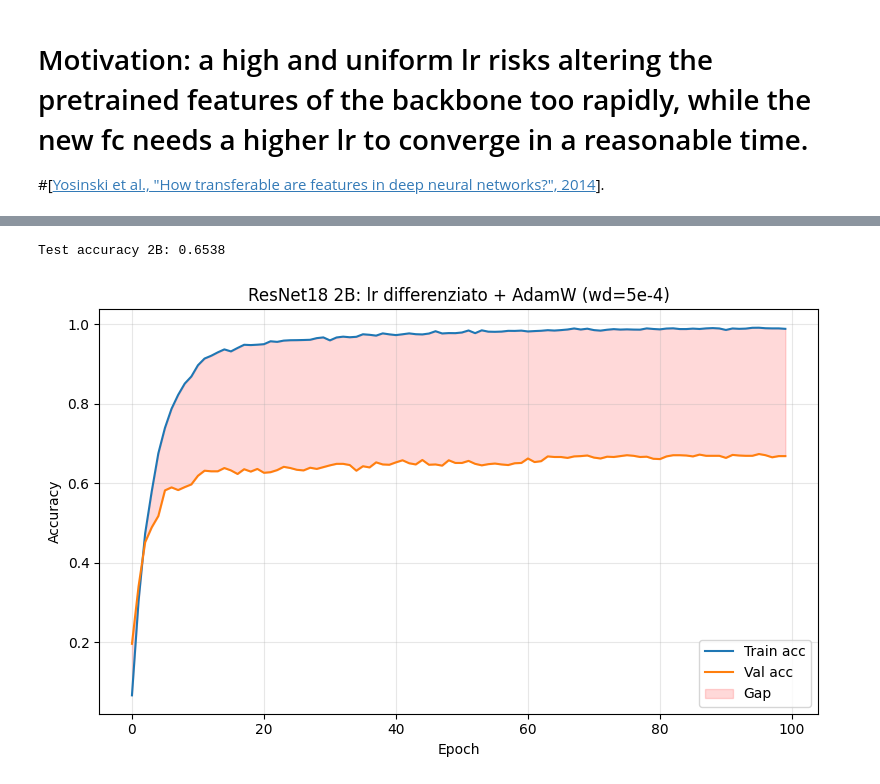
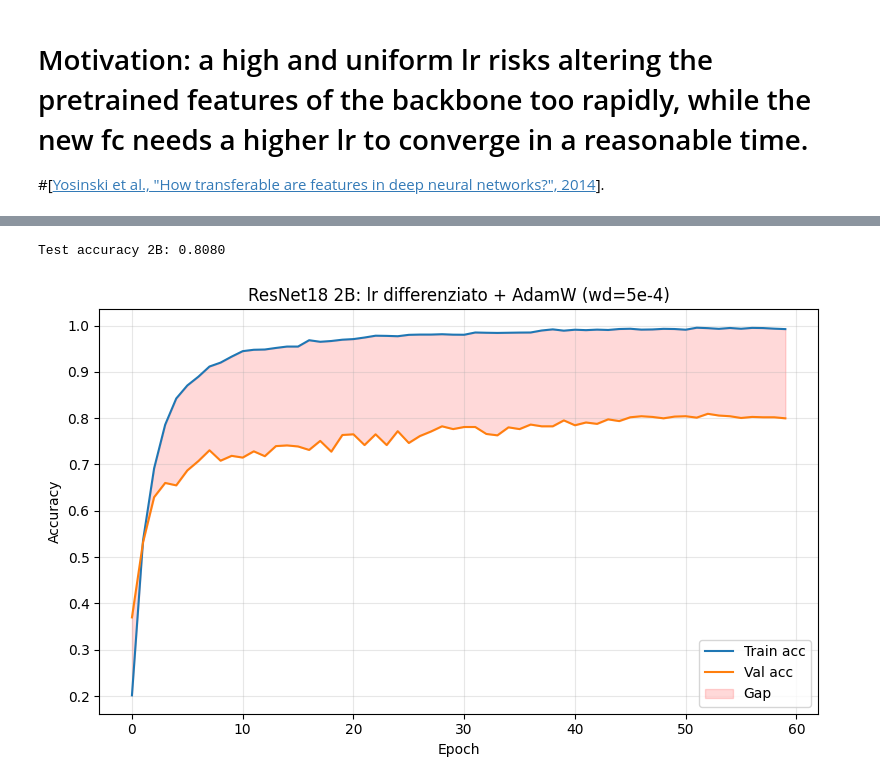
Before and after one commit to JacopoMauro21/progetto_ipcv, a Jupyter notebook: assignment_two.ipynb, the cells around one changed output, grey strips where cells are left out. Drawn from its saved outputs; the diff is of its cells as text; code cells hidden in the pictures.

Commit message:
Assignment 2 con più risoluzione

```diff
--- a/assignment_two.ipynb
+++ b/assignment_two.ipynb
@@ -620,3 +620,36 @@ plot_train_vs_val(resnet_ft_result)
 #       - fc (new classifier, initialized from scratch): lr=1e-3
 #    Motivation: a high and uniform lr risks altering the pretrained features of the backbone too rapidly, while the new fc needs a higher lr to converge in a reasonable time.
 #[[Yosinski et al., "How transferable are features in deep neural networks?", 2014](https://proceedings.neurips.cc/paper_files/paper/2014/hash/532a2f85b6977104bc93f8580abbb330-Abstract.html)].
+# %%
+# --- Nuova cella: transform a risoluzione più alta (224px) ---
+
+pre_resize_224 = transforms.Resize((256, 256))
+
+train_aug_224 = transforms.Compose([
+    transforms.RandomCrop(224),
+    transforms.RandomHorizontalFlip(),
+    transforms.ColorJitter(brightness=0.2, contrast=0.2),
+    transforms.ToTensor(),
+    normalize,
+    transforms.RandomErasing(p=0.25),
+])
+
+eval_aug_224 = transforms.Compose([
+    transforms.CenterCrop(224),
+    transforms.ToTensor(),
+    normalize,
+])
+# %%
+# --- Nuova cella: ri-caching dei dataset a 224px ---
+
+train_ds_224 = CachedAircraft(base_trainval, train_indices, pre_resize_224, train_aug_224)
+val_ds_224   = CachedAircraft(base_trainval, val_indices,   pre_resize_224, eval_aug_224)
+test_ds_224  = CachedAircraft(base_test, list(range(len(base_test))), pre_resize_224, eval_aug_224)
+
+batch_size_224 = 64  # ridotto rispetto a 128: le immagini a 224px occupano ~3x la memoria di quelle a 128px
+
+train_dl_224 = DataLoader(train_ds_224, batch_size=batch_size_224, shuffle=True, num_workers=2)
+val_dl_224   = DataLoader(val_ds_224,   batch_size=batch_size_224, num_workers=2)
+test_dl_224  = DataLoader(test_ds_224,  batch_size=batch_size_224, num_workers=2)
+
+print(f"Cached at 224px — train: {len(train_ds_224)}, val: {len(val_ds_224)}, test: {len(test_ds_224)}")
@@ -634,16 +669,16 @@ train_dl = DataLoader(train_ds, batch_size=128, shuffle=True, num_workers=2)
 backbone_params = [p for n, p in model_2b.named_parameters() if not n.startswith("fc")]
 fc_params       = [p for n, p in model_2b.named_parameters() if n.startswith("fc")]
 
-epochs = 100
+epochs = 60
 optimizer_2b = torch.optim.AdamW([
-    {"params": backbone_params, "lr": 1e-4},
+    {"params": backbone_params, "lr": 2e-4},
     {"params": fc_params,       "lr": 1e-3},
-], weight_decay=5e-4)
+])
 
 scheduler_2b = torch.optim.lr_scheduler.CosineAnnealingLR(optimizer_2b, T_max=epochs)
 # %%
 best_val_acc_2b, best_params_2b, best_epoch_2b, best_train_2b, history_2b = train_loop(
-    model_2b, train_dl, epochs, optimizer_2b, val_dl,
+    model_2b, train_dl_224, epochs, optimizer_2b, val_dl_224,
     scheduler=scheduler_2b, verbose=True)
 
 print(f"Best epoch: {best_epoch_2b}, best val acc: {best_val_acc_2b:.4f}, best train acc: {best_train_2b:.4f}")
@@ -668,9 +700,9 @@ Best epoch: 95, best val acc: 0.6737, best train acc: 0.9916
 # %%
 model_2b.load_state_dict(torch.load("best_model.pth"))
-test_acc_2b = evaluate(model_2b, test_dl)
+test_acc_2b = evaluate(model_2b, test_dl_224)
 print(f"Test accuracy 2B: {test_acc_2b:.4f}")
 
 plot_train_vs_val({"name": "ResNet18 2B", "history": history_2b}, title="ResNet18 2B: lr differenziato + AdamW (wd=5e-4)")
 # %% [output]
-Test accuracy 2B: 0.6538
+Test accuracy 2B: 0.8080
-[figure, old version]
+[figure, new version]
```
Also changed, not shown: parts of 3 cells of this notebook.
